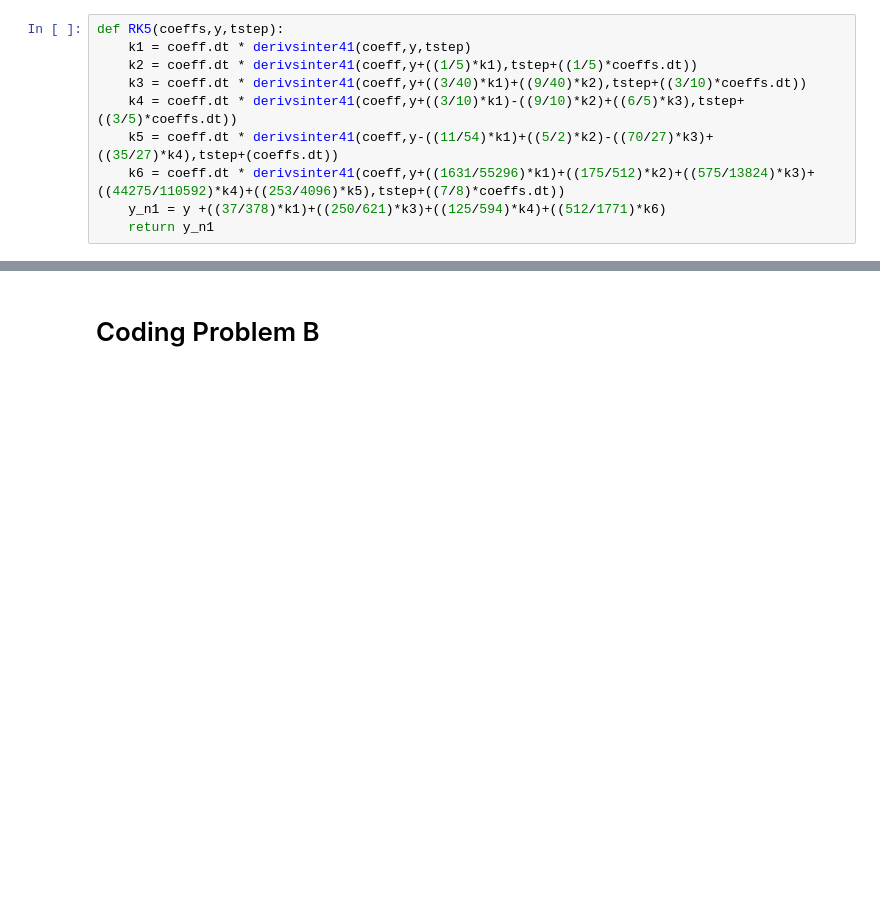
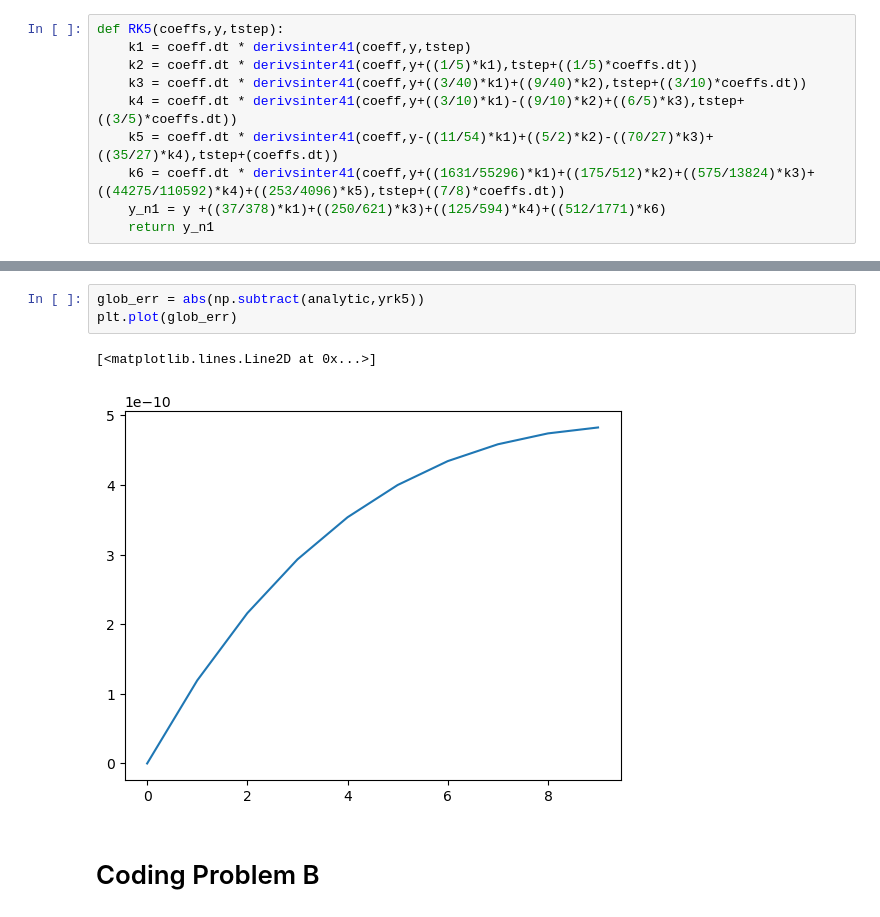
Before and after one commit to nicduboc/numeric_2024, a Jupyter notebook: numlabs/lab4/duboc_assig4.ipynb, the cells around one changed output, grey strips where cells are left out. Drawn from its saved outputs; the diff is of its cells as text; blank space fills up the shorter version.

```diff
--- a/numlabs/lab4/duboc_assig4.ipynb
+++ b/numlabs/lab4/duboc_assig4.ipynb
@@ -51,3 +66,9 @@ plt.scatter(yrk5,analytic)
+# %%
+glob_err = abs(np.subtract(analytic,yrk5))
+plt.plot(glob_err)
+# %% [output]
+[<matplotlib.lines.Line2D at 0x...>]
+[figure, added]
 # %% [markdown]
 # Coding Problem B
 # %%
```
Also changed, not shown: parts of 6 cells of this notebook, 2 other files.
